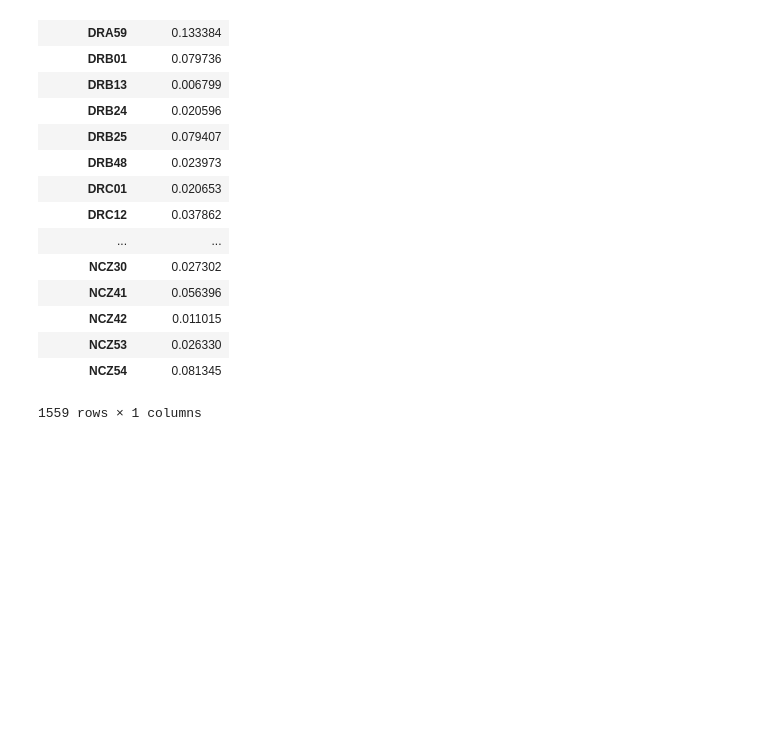
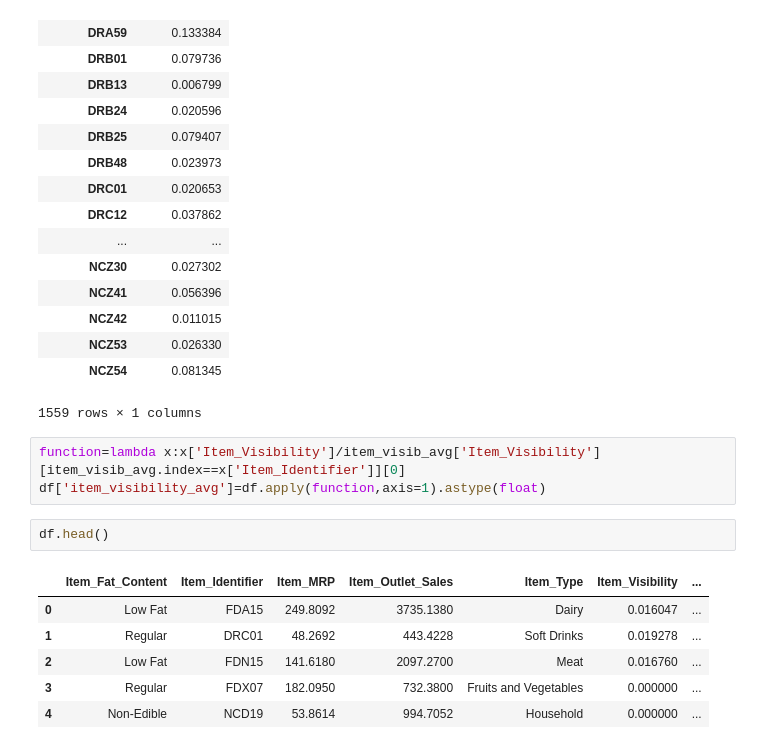
Before and after one commit to Uzmamushtaque/Projects-in-Machine-Learning-and-AI, a Jupyter notebook: Kaggle_BigMart_Sales/BigMartSalesPrediction.ipynb, the cells around one changed output. Saved outputs shown, nothing was run; the diff lists cells and outputs as text; blank space fills up the shorter version.

```diff
--- a/Kaggle_BigMart_Sales/BigMartSalesPrediction.ipynb
+++ b/Kaggle_BigMart_Sales/BigMartSalesPrediction.ipynb
@@ -357,3 +357,15 @@ item_visib_avg
 | NCZ53 | 0.026330 |
 | NCZ54 | 0.081345 |
 1559 rows × 1 columns
+# %%
+function=lambda x:x['Item_Visibility']/item_visib_avg['Item_Visibility'][item_visib_avg.index==x['Item_Identifier']][0]
+df['item_visibility_avg']=df.apply(function,axis=1).astype(float)
+# %%
+df.head()
+# %% [output]
+|  | Item_Fat_Content | Item_Identifier | Item_MRP | Item_Outlet_Sales | Item_Type | Item_Visibility | ... |
+| 0 | Low Fat | FDA15 | 249.8092 | 3735.1380 | Dairy | 0.016047 | ... |
+| 1 | Regular | DRC01 | 48.2692 | 443.4228 | Soft Drinks | 0.019278 | ... |
+| 2 | Low Fat | FDN15 | 141.6180 | 2097.2700 | Meat | 0.016760 | ... |
+| 3 | Regular | FDX07 | 182.0950 | 732.3800 | Fruits and Vegetables | 0.000000 | ... |
+| 4 | Non-Edible | NCD19 | 53.8614 | 994.7052 | Household | 0.000000 | ... |
```
Also changed, not shown: parts of 3 cells of this notebook.
